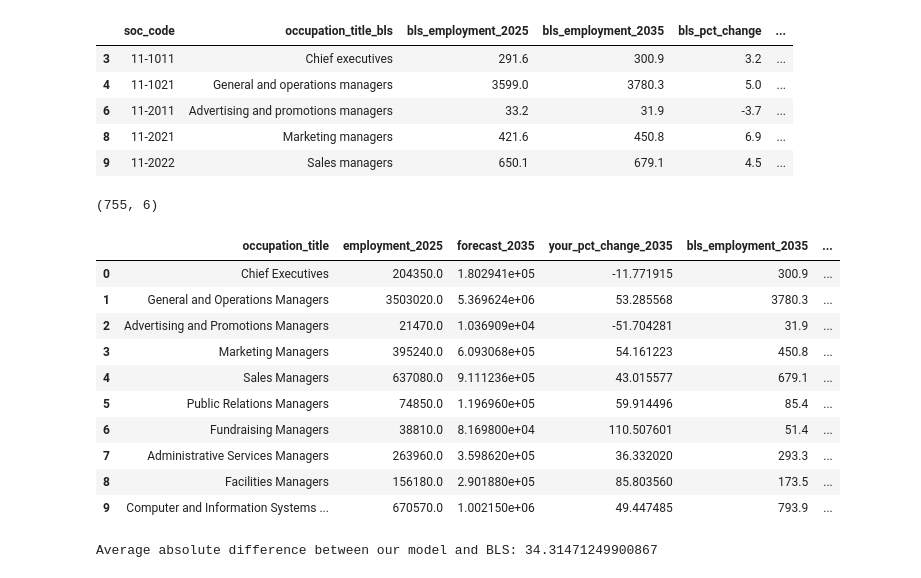
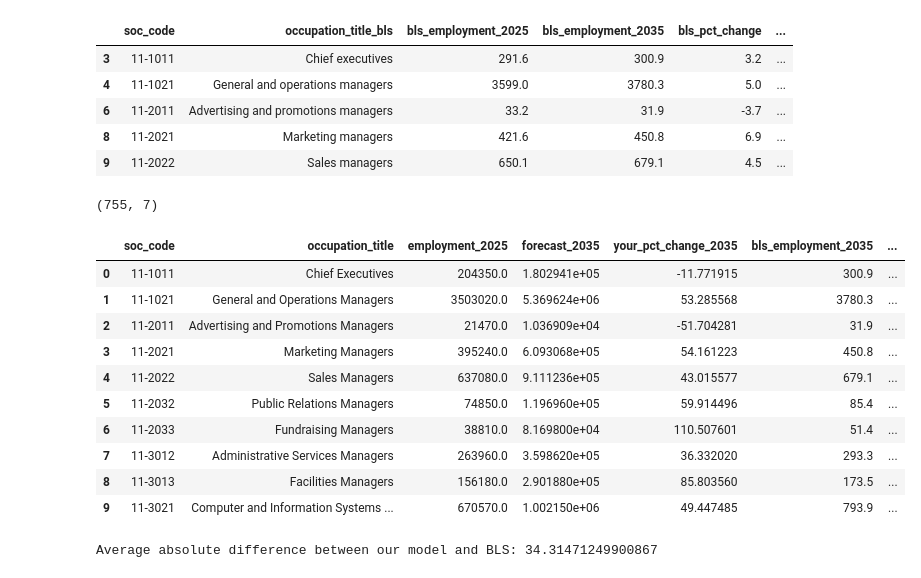
Before and after one commit to AdityaBhoite20/labor-market-intel, a Jupyter notebook: notebooks/02_ml_clustering_forecasting.ipynb, the cells around one changed output. Cells and saved outputs as stored; diff of their text form; code cells hidden in the pictures.

```diff
--- a/notebooks/02_ml_clustering_forecasting.ipynb
+++ b/notebooks/02_ml_clustering_forecasting.ipynb
@@ -350,28 +350,28 @@ bls_official_clean.head()
 # %%
 comparison = forecast_df.merge(bls_official_clean, on="soc_code", how="inner")
 
 comparison["your_pct_change_2035"] = ((comparison["forecast_2035"] - comparison["employment_2025"]) / comparison["employment_2025"]) * 100
 
 comparison_final = comparison[[
-    "occupation_title", "employment_2025", "forecast_2035",
+    "soc_code", "occupation_title", "employment_2025", "forecast_2035",
     "your_pct_change_2035", "bls_employment_2035", "bls_pct_change"
 ]].copy()
 
 print(comparison_final.shape)
 comparison_final.head(10)
 # %% [output]
-(755, 6)
+(755, 7)
-|  | occupation_title | employment_2025 | forecast_2035 | your_pct_change_2035 | bls_employment_2035 | ... |
-| 0 | Chief Executives | 204350.0 | 1.802941e+05 | -11.771915 | 300.9 | ... |
-| 1 | General and Operations Managers | 3503020.0 | 5.369624e+06 | 53.285568 | 3780.3 | ... |
-| 2 | Advertising and Promotions Managers | 21470.0 | 1.036909e+04 | -51.704281 | 31.9 | ... |
-| 3 | Marketing Managers | 395240.0 | 6.093068e+05 | 54.161223 | 450.8 | ... |
-| 4 | Sales Managers | 637080.0 | 9.111236e+05 | 43.015577 | 679.1 | ... |
-| 5 | Public Relations Managers | 74850.0 | 1.196960e+05 | 59.914496 | 85.4 | ... |
-| 6 | Fundraising Managers | 38810.0 | 8.169800e+04 | 110.507601 | 51.4 | ... |
-| 7 | Administrative Services Managers | 263960.0 | 3.598620e+05 | 36.332020 | 293.3 | ... |
-| 8 | Facilities Managers | 156180.0 | 2.901880e+05 | 85.803560 | 173.5 | ... |
-| 9 | Computer and Information Systems ... | 670570.0 | 1.002150e+06 | 49.447485 | 793.9 | ... |
+|  | soc_code | occupation_title | employment_2025 | forecast_2035 | your_pct_change_2035 | bls_employment_2035 | ... |
+| 0 | 11-1011 | Chief Executives | 204350.0 | 1.802941e+05 | -11.771915 | 300.9 | ... |
+| 1 | 11-1021 | General and Operations Managers | 3503020.0 | 5.369624e+06 | 53.285568 | 3780.3 | ... |
+| 2 | 11-2011 | Advertising and Promotions Managers | 21470.0 | 1.036909e+04 | -51.704281 | 31.9 | ... |
+| 3 | 11-2021 | Marketing Managers | 395240.0 | 6.093068e+05 | 54.161223 | 450.8 | ... |
+| 4 | 11-2022 | Sales Managers | 637080.0 | 9.111236e+05 | 43.015577 | 679.1 | ... |
+| 5 | 11-2032 | Public Relations Managers | 74850.0 | 1.196960e+05 | 59.914496 | 85.4 | ... |
+| 6 | 11-2033 | Fundraising Managers | 38810.0 | 8.169800e+04 | 110.507601 | 51.4 | ... |
+| 7 | 11-3012 | Administrative Services Managers | 263960.0 | 3.598620e+05 | 36.332020 | 293.3 | ... |
+| 8 | 11-3013 | Facilities Managers | 156180.0 | 2.901880e+05 | 85.803560 | 173.5 | ... |
+| 9 | 11-3021 | Computer and Information Systems ... | 670570.0 | 1.002150e+06 | 49.447485 | 793.9 | ... |
 # %%
 comparison_final["forecast_error"] = comparison_final["your_pct_change_2035"] - comparison_final["bls_pct_change"]
 
```
Also changed, not shown: parts of 1 cell of this notebook, 9 other files.
